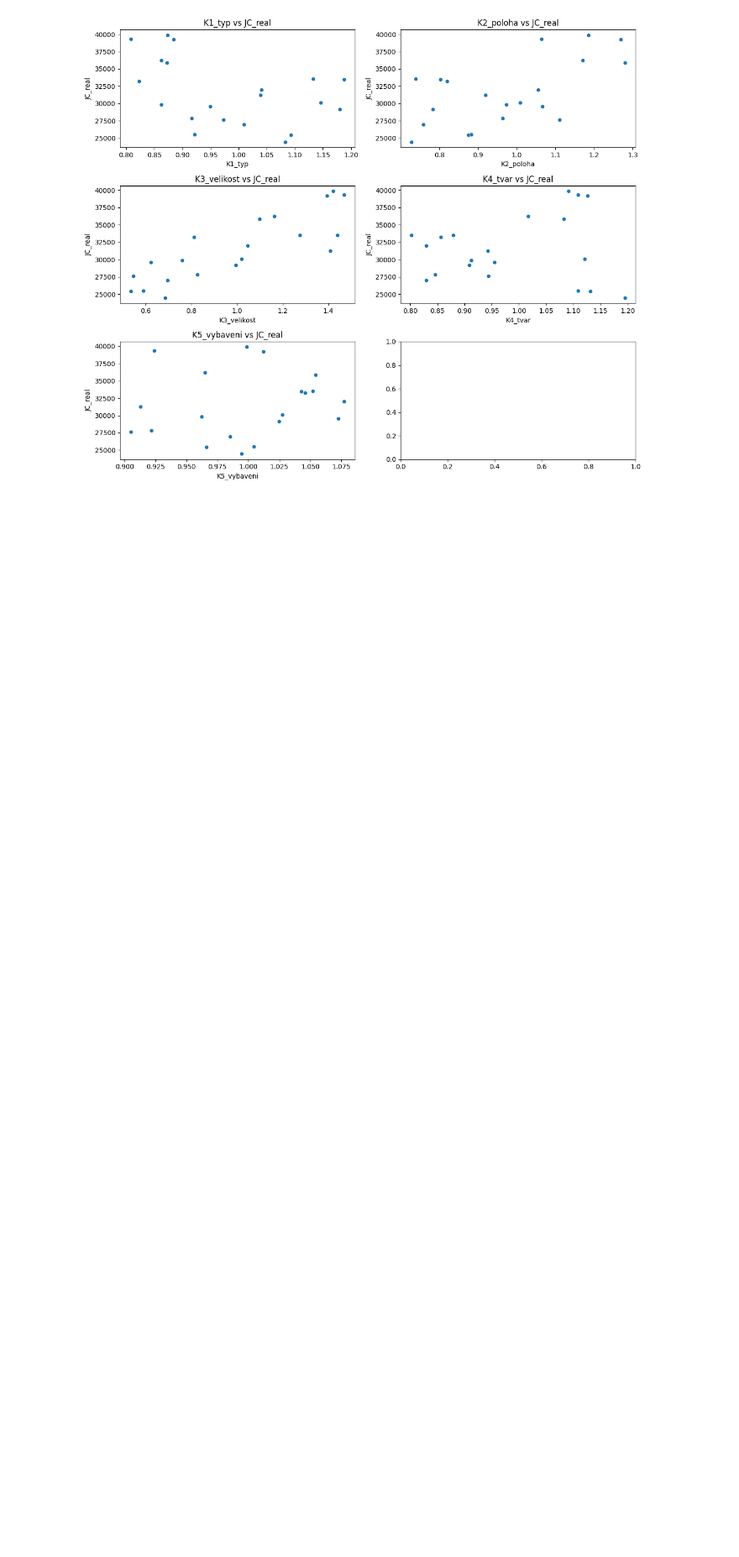
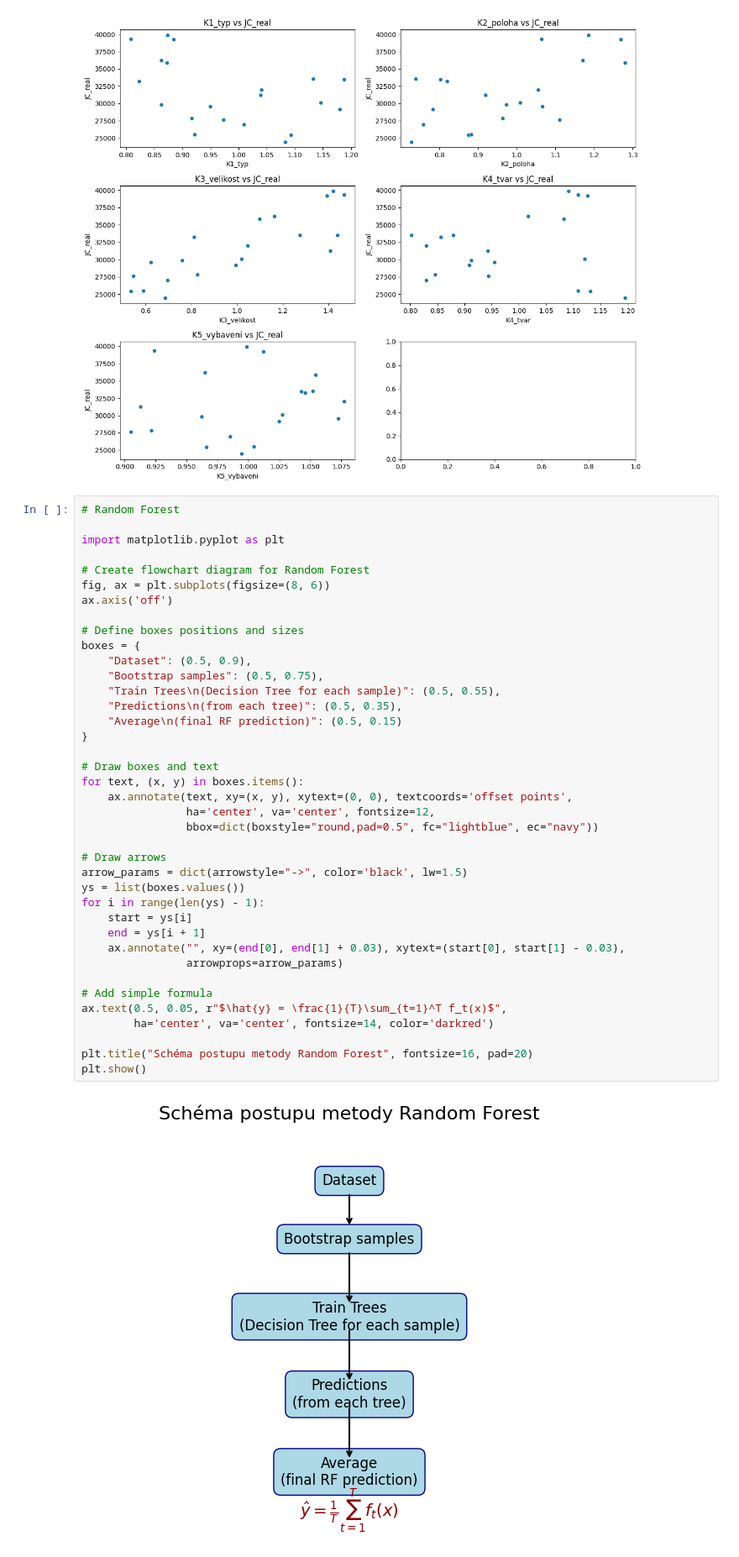
Before and after one commit to John-Bugler/PROG, a Jupyter notebook: PYTHON/DATA_ANALYSIS/regresni_analyza.ipynb, the cells around one changed output. Shown at 84% size. Saved outputs shown, nothing was run; the diff lists cells and outputs as text; blank space fills up the shorter version.

```diff
--- a/PYTHON/DATA_ANALYSIS/regresni_analyza.ipynb
+++ b/PYTHON/DATA_ANALYSIS/regresni_analyza.ipynb
@@ -63,3 +63,44 @@ plt.show()
 # %% [output]
 [figure]
 [figure]
+# %%
+# Random Forest
+
+import matplotlib.pyplot as plt
+
+# Create flowchart diagram for Random Forest
+fig, ax = plt.subplots(figsize=(8, 6))
+ax.axis('off')
+
+# Define boxes positions and sizes
+boxes = {
+    "Dataset": (0.5, 0.9),
+    "Bootstrap samples": (0.5, 0.75),
+    "Train Trees\n(Decision Tree for each sample)": (0.5, 0.55),
+    "Predictions\n(from each tree)": (0.5, 0.35),
+    "Average\n(final RF prediction)": (0.5, 0.15)
+}
+
+# Draw boxes and text
+for text, (x, y) in boxes.items():
+    ax.annotate(text, xy=(x, y), xytext=(0, 0), textcoords='offset points',
+                ha='center', va='center', fontsize=12,
+                bbox=dict(boxstyle="round,pad=0.5", fc="lightblue", ec="navy"))
+
+# Draw arrows
+arrow_params = dict(arrowstyle="->", color='black', lw=1.5)
+ys = list(boxes.values())
+for i in range(len(ys) - 1):
+    start = ys[i]
+    end = ys[i + 1]
+    ax.annotate("", xy=(end[0], end[1] + 0.03), xytext=(start[0], start[1] - 0.03),
+                arrowprops=arrow_params)
+
+# Add simple formula
+ax.text(0.5, 0.05, r"$\hat{y} = \frac{1}{T}\sum_{t=1}^T f_t(x)$",
+        ha='center', va='center', fontsize=14, color='darkred')
+
+plt.title("Schéma postupu metody Random Forest", fontsize=16, pad=20)
+plt.show()
+# %% [output]
+[figure, added]
```
